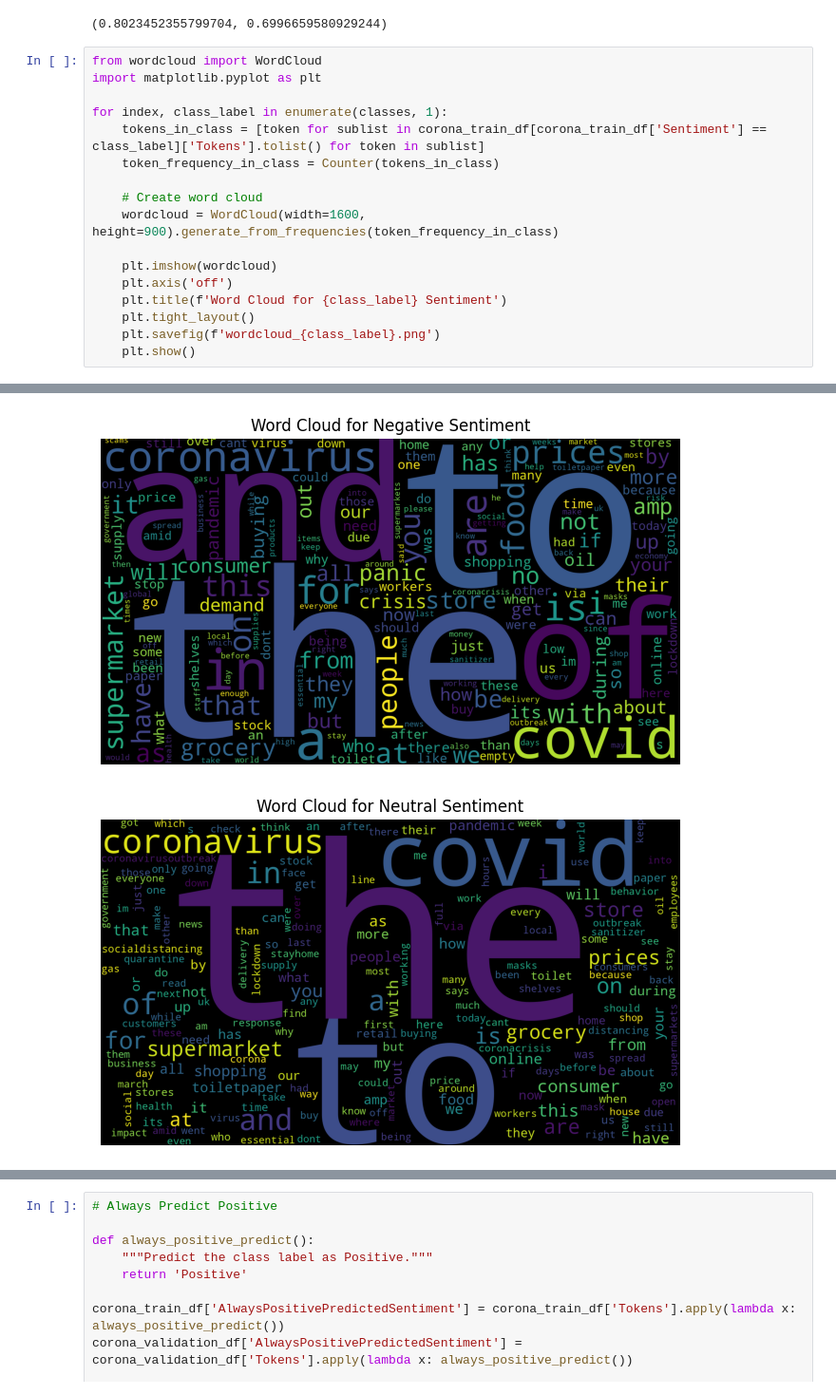
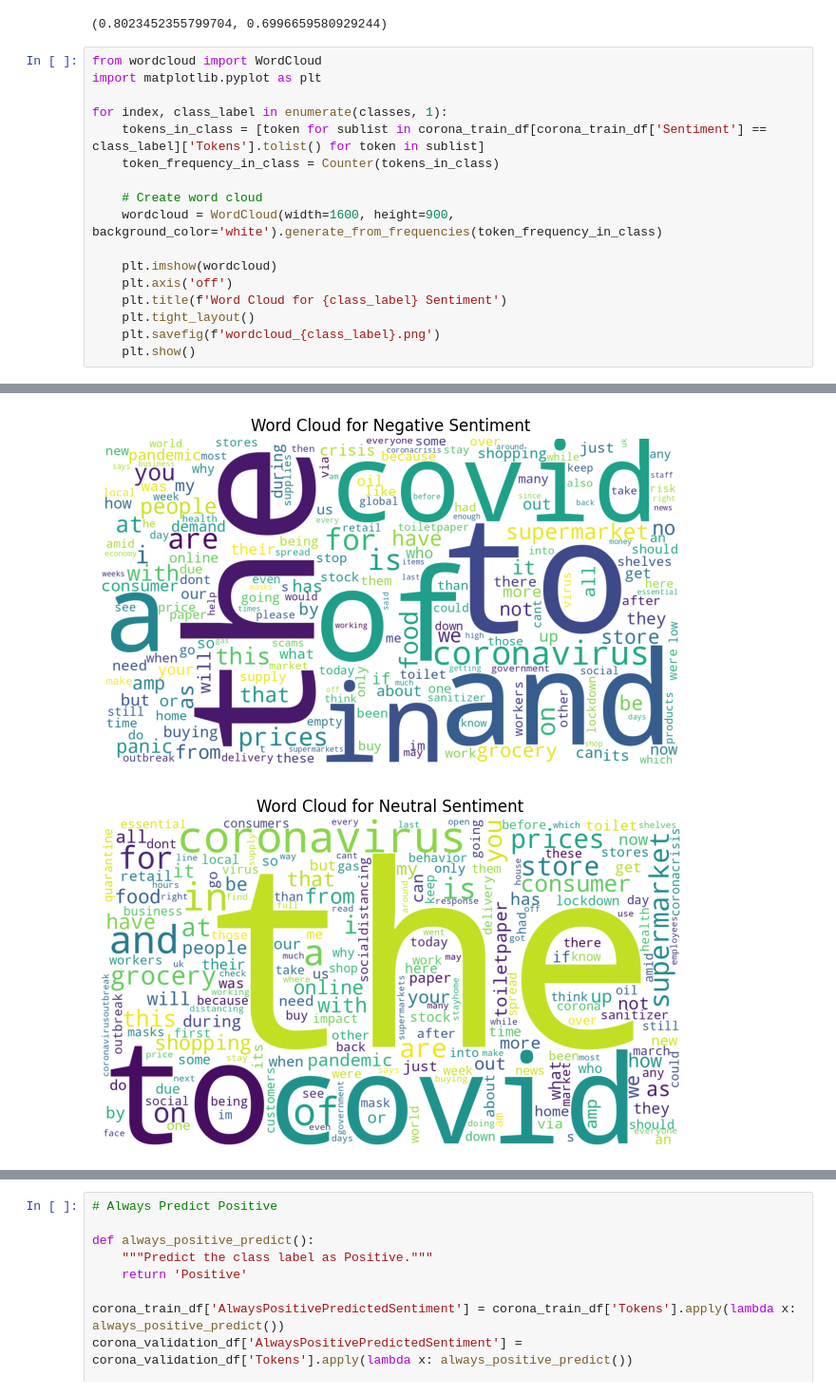
Before and after one commit to hbot07/Machine_Learning_COL774_Assignments, a Jupyter notebook: Assignment 2/q1/Text Classification.ipynb, the cells around one changed output, grey strips where cells are left out. Shown at 95% size. Saved outputs shown, nothing was run; the diff lists cells and outputs as text.

Commit message:
white background for wordclouds

```diff
--- a/Assignment 2/q1/Text Classification.ipynb
+++ b/Assignment 2/q1/Text Classification.ipynb
@@ -139,7 +139,7 @@ for index, class_label in enumerate(classes, 1):
     token_frequency_in_class = Counter(tokens_in_class)
 
     # Create word cloud
-    wordcloud = WordCloud(width=1600, height=900).generate_from_frequencies(token_frequency_in_class)
+    wordcloud = WordCloud(width=1600, height=900, background_color='white').generate_from_frequencies(token_frequency_in_class)
 
     plt.imshow(wordcloud)
     plt.axis('off')
@@ -152,5 +152,5 @@ for index, class_label in enumerate(classes, 1):
-[figure, old version]
+[figure, new version]
-[figure, old version]
+[figure, new version]
 # %%
 # Random Prediction
 import random
```
Also changed, not shown: parts of 5 cells of this notebook, 6 other files.
